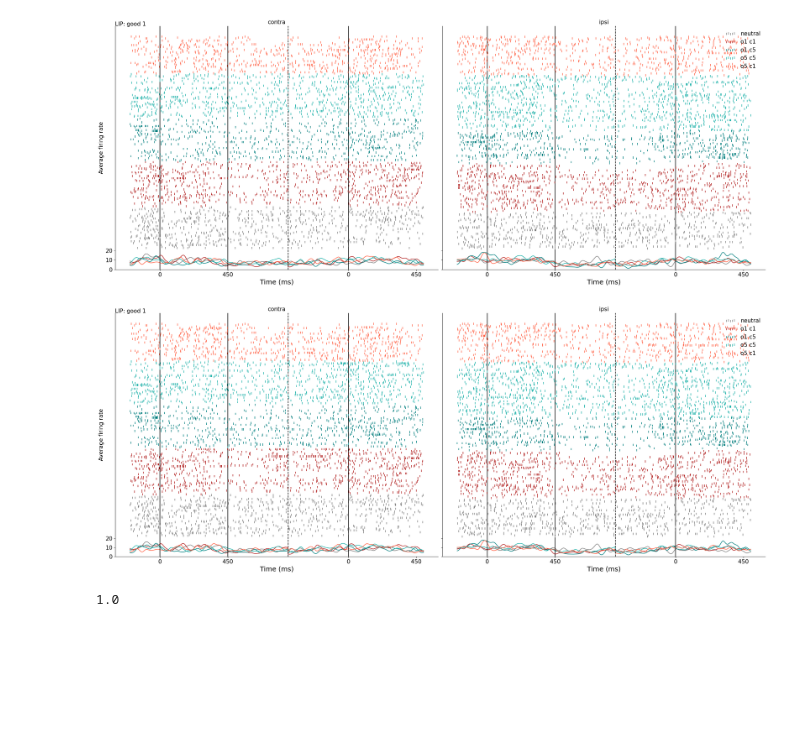
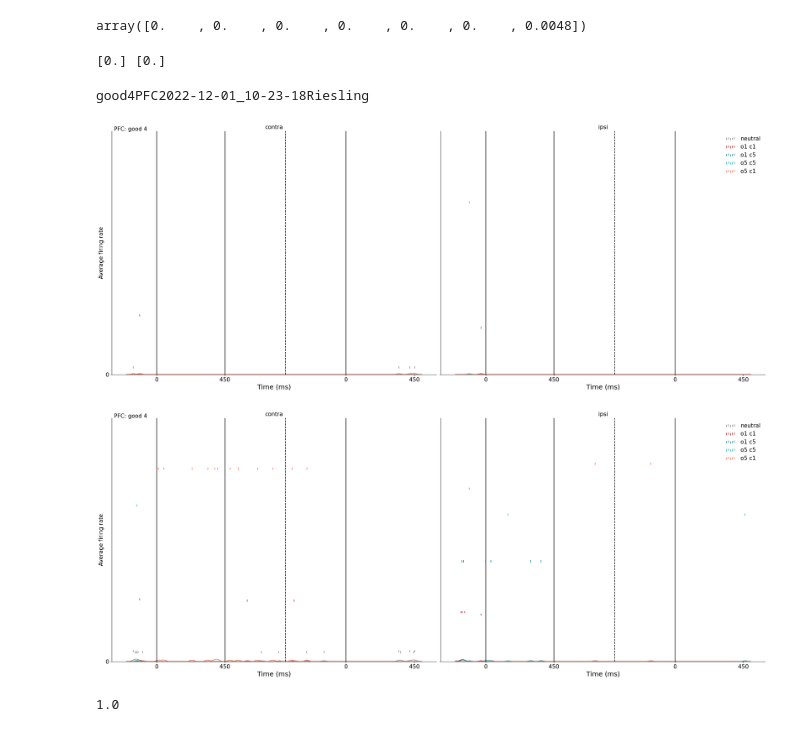
Before and after one commit to Ibos-lab/Users, a Jupyter notebook: losadac/plot_trials/tplot_trials.ipynb, the cells around one changed output. Drawn from its saved outputs; the diff is of its cells as text; code cells hidden in the pictures; blank space fills up the shorter version.

```diff
--- a/losadac/plot_trials/tplot_trials.ipynb
+++ b/losadac/plot_trials/tplot_trials.ipynb
@@ -288,13 +350,37 @@ def prepare_data_plotb1(neu,rf_stim_loc:list= ["contra", "ipsi"],q1:float=None,q
+# %%
+mean_trs = np.mean(temp, axis=1)
+qmin = np.percentile(mean_trs, [1,50,60,70,80,90,q2])
+qmin
+# %% [output]
+array([0.    , 0.    , 0.    , 0.    , 0.    , 0.    , 0.0048])
+# %%
+q75, q25 = np.percentile(mean_trs, [75 ,25])
+iqr = q75 - q25
+upper_limit = np.percentile(mean_trs, [75]) + 1.5 * iqr
+lower_limit = np.percentile(mean_trs, [25]) - 1.5 * iqr
+print(lower_limit,upper_limit)
+# %% [output]
+[0.] [0.]
+# %%
+path_list = glob.glob('/envau/work/invibe/USERS/IBOS/data/Riesling/TSCM/OpenEphys/new_structure/session_struct/pfc/neurons/*')
+
+
+neu = NeuronData.from_python_hdf5(path_list[17])
+nid = neu.get_neuron_id()
+print(nid)
+sp, conv = plot_trials.prepare_data_plotb1(neu,rf_stim_loc= ["contra", "ipsi"],q1=0.5,q2=99.5)
+# %% [output]
+good4PFC2022-12-01_10-23-18Riesling
 # %%
 sp, conv = prepare_data_plotb1(neu,rf_stim_loc= ["contra", "ipsi"],q1=0.5,q2=99.5)
 fig=neu.plot_sp_b1(sp, conv)
 # %% [output]
-[figure, old version]
+[figure, new version]
 # %%
-sp, conv = prepare_data_plotb1(neu,rf_stim_loc= ["contra", "ipsi"])
+sp, conv = plot_trials.prepare_data_plotb1(neu,rf_stim_loc= ["contra", "ipsi"])
 fig = neu.plot_sp_b1(sp, conv)
 # %% [output]
-[figure, old version]
+[figure, new version]
 # %%
 200*0.5/100
 # %% [output]
```
Also changed, not shown: parts of 4 cells of this notebook, 1 other file.
